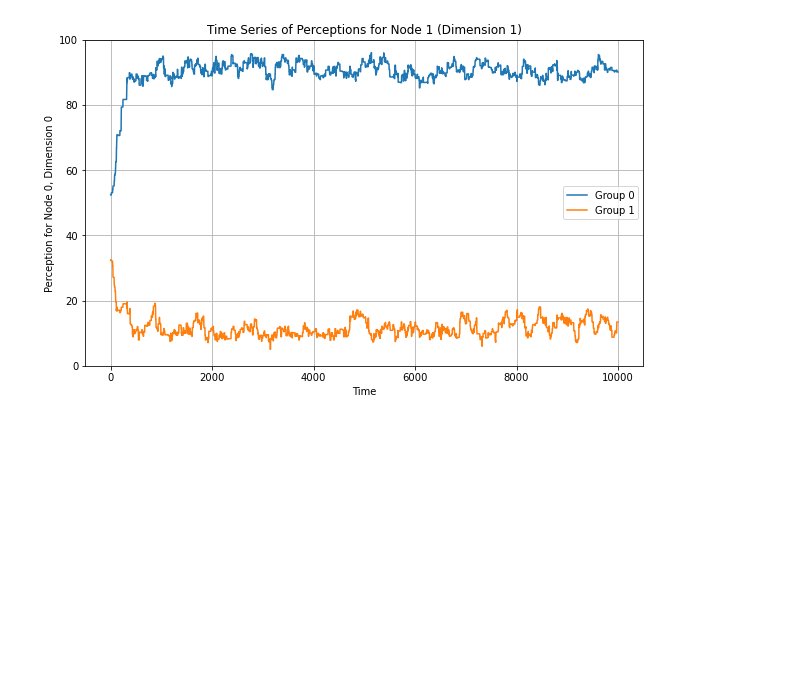
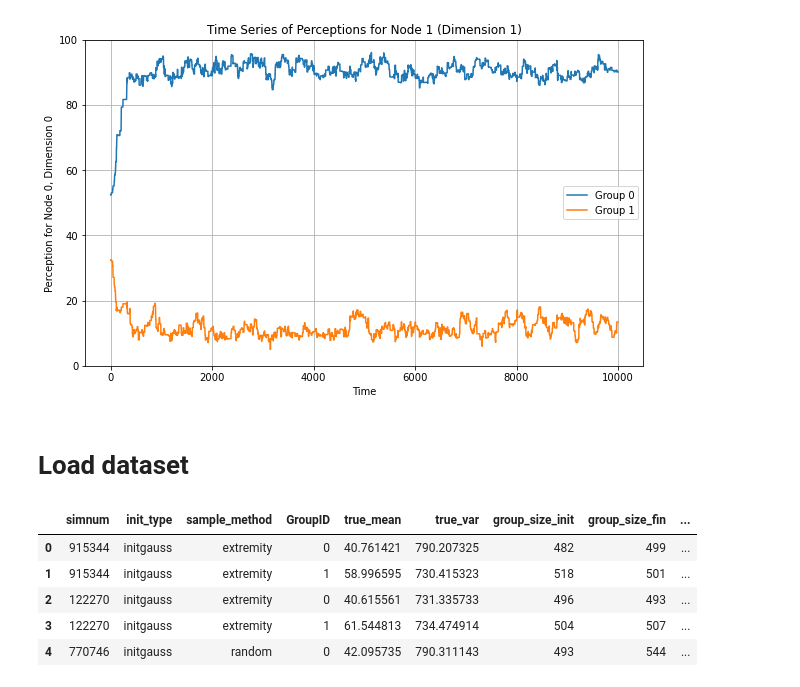
Before and after one commit to vincentmwong/groupshift-model, a Jupyter notebook: groupshift_analysis3.ipynb, the cells around one changed output. Cells and saved outputs as stored; diff of their text form; code cells hidden in the pictures; blank space fills up the shorter version.

```diff
--- a/groupshift_analysis3.ipynb
+++ b/groupshift_analysis3.ipynb
@@ -68,3 +68,20 @@ simulation.plot_indiv_values(0)
 # %% [output]
 [figure]
 [figure]
+# %% [markdown]
+# Load dataset
+# %%
+import pandas as pd
+import numpy as np
+
+df = pd.read_csv("/l/nx/data/groupshift/simdata/results_2026_02_19_19_53.csv")
+df.reset_index(drop=True, inplace=True)
+# %%
+df.head()
+# %% [output]
+|  | simnum | init_type | sample_method | GroupID | true_mean | true_var | group_size_init | group_size_fin | ... |
+| 0 | 915344 | initgauss | extremity | 0 | 40.761421 | 790.207325 | 482 | 499 | ... |
+| 1 | 915344 | initgauss | extremity | 1 | 58.996595 | 730.415323 | 518 | 501 | ... |
+| 2 | 122270 | initgauss | extremity | 0 | 40.615561 | 731.335733 | 496 | 493 | ... |
+| 3 | 122270 | initgauss | extremity | 1 | 61.544813 | 734.474914 | 504 | 507 | ... |
+| 4 | 770746 | initgauss | random | 0 | 42.095735 | 790.311143 | 493 | 544 | ... |
```
Also changed, not shown: parts of 6 cells of this notebook, 4 other files.
